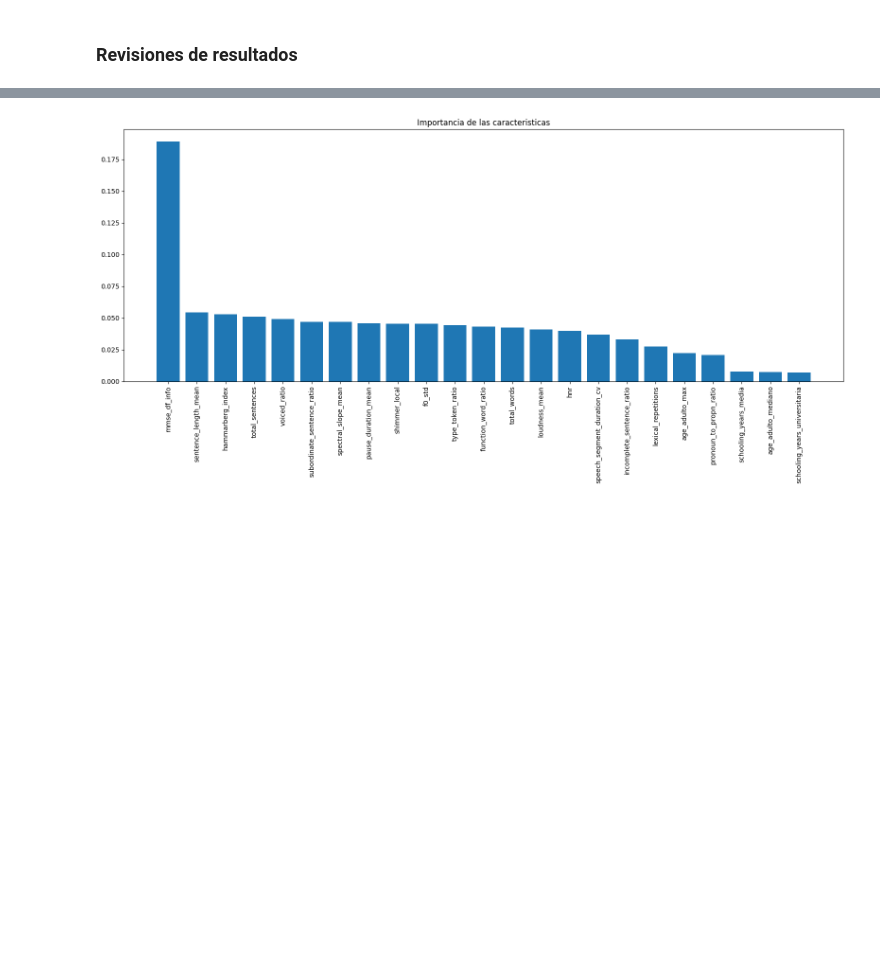
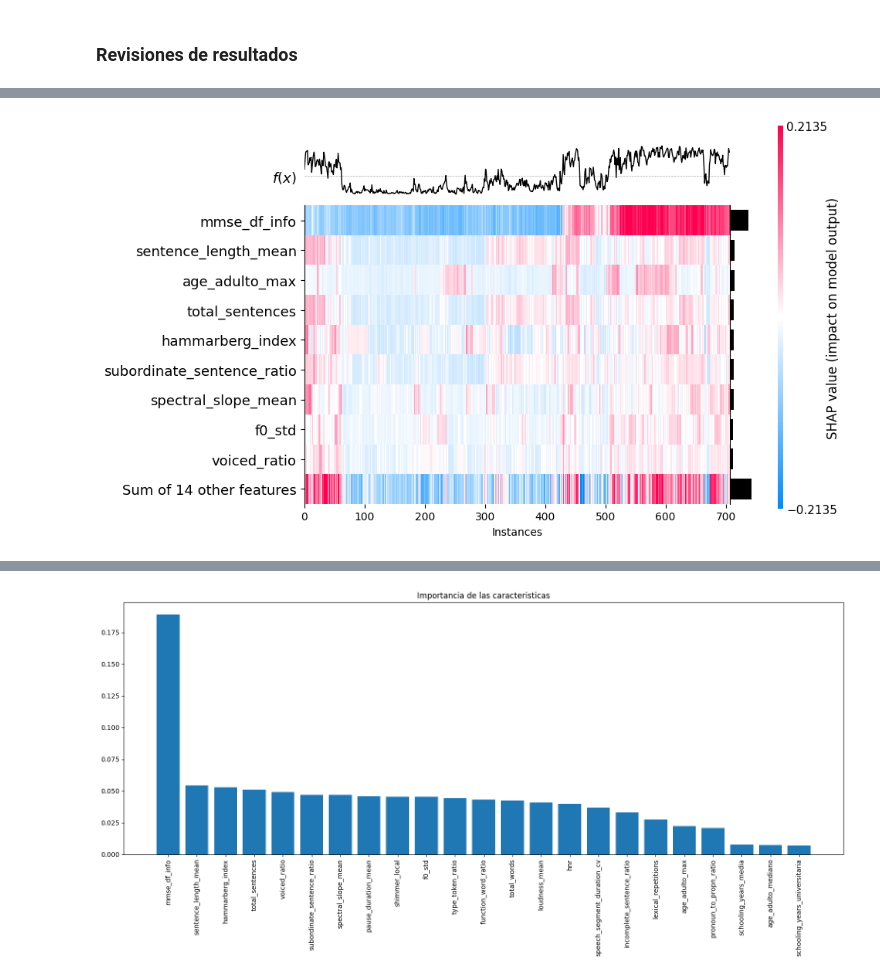
Before and after one commit to Victor-AFT/TFM_Process, a Jupyter notebook: ML_models/Analysis_tfm_spanish.ipynb, the cells around one changed output, grey strips where cells are left out. Cells and saved outputs as stored; diff of their text form; code cells hidden in the pictures; blank space fills up the shorter version.

```diff
--- a/ML_models/Analysis_tfm_spanish.ipynb
+++ b/ML_models/Analysis_tfm_spanish.ipynb
@@ -981,0 +986,6 @@ plt.show()
+# %%
+# Gráfico de calor
+shap.plots.heatmap(shap_explanation)
+plt.show()
+# %% [output]
+[figure, added]
```
Also changed, not shown: parts of 9 cells of this notebook.
